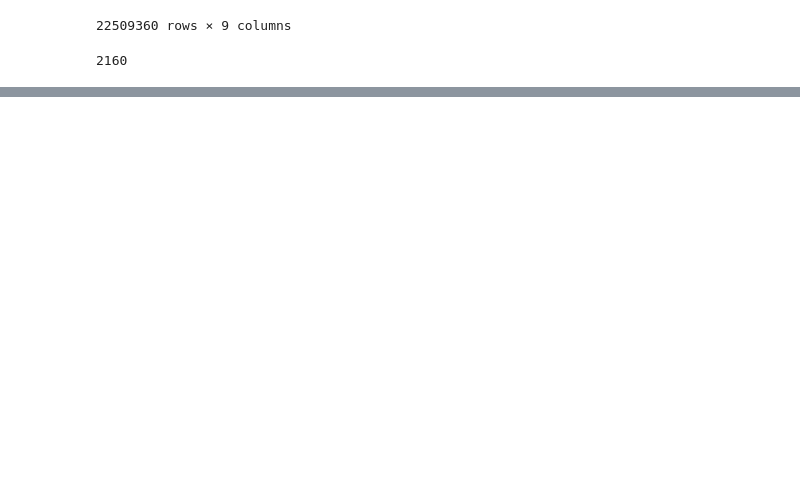
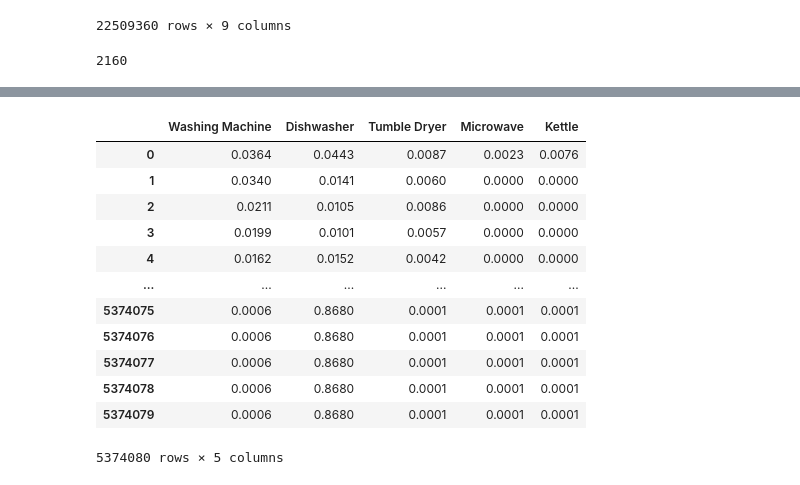
Before and after one commit to Ancherson/data-science-m1-rsa, a Jupyter notebook: Students_Step2/test2.ipynb, the cells around one changed output, grey strips where cells are left out. Saved outputs shown, nothing was run; the diff lists cells and outputs as text; code cells hidden in the pictures; blank space fills up the shorter version.

```diff
--- a/Students_Step2/test2.ipynb
+++ b/Students_Step2/test2.ipynb
@@ -131,10 +147,9 @@ Epoch 1/5
 # %%
+model = tf.keras.models.load_model('modeltest2.h5')
 # Charger les données de test dans une DataFrame Pandas
 df_test = pd.read_csv("InputTest.csv")
 df_test = transform(df_test,"watt")
 
-
-import keras.utils
 
 # Génération des données de test
 def generate_test_data(df):
@@ -154,6 +169,7 @@ result_df = pd.DataFrame(data=np.array(y_pred).reshape(-1, 5), columns=['Washing
 
 result_df = result_df.round(4)
 
+display(result_df)
 # Exportation des résultats au format CSV
 result_df.to_csv('results.csv', index=True,index_label="Index")
 # %% [output]
@@ -176,0 +193,13 @@ result_df.to_csv('results.csv', index=True,index_label="Index")
+|  | Washing Machine | Dishwasher | Tumble Dryer | Microwave | Kettle |
+| 0 | 0.0364 | 0.0443 | 0.0087 | 0.0023 | 0.0076 |
+| 1 | 0.0340 | 0.0141 | 0.0060 | 0.0000 | 0.0000 |
+| 2 | 0.0211 | 0.0105 | 0.0086 | 0.0000 | 0.0000 |
+| 3 | 0.0199 | 0.0101 | 0.0057 | 0.0000 | 0.0000 |
+| 4 | 0.0162 | 0.0152 | 0.0042 | 0.0000 | 0.0000 |
+| ... | ... | ... | ... | ... | ... |
+| 5374075 | 0.0006 | 0.8680 | 0.0001 | 0.0001 | 0.0001 |
+| 5374076 | 0.0006 | 0.8680 | 0.0001 | 0.0001 | 0.0001 |
+| 5374077 | 0.0006 | 0.8680 | 0.0001 | 0.0001 | 0.0001 |
+| 5374078 | 0.0006 | 0.8680 | 0.0001 | 0.0001 | 0.0001 |
+| 5374079 | 0.0006 | 0.8680 | 0.0001 | 0.0001 | 0.0001 |
+5374080 rows × 5 columns
```
Also changed, not shown: parts of 7 cells of this notebook, 7 other files.
